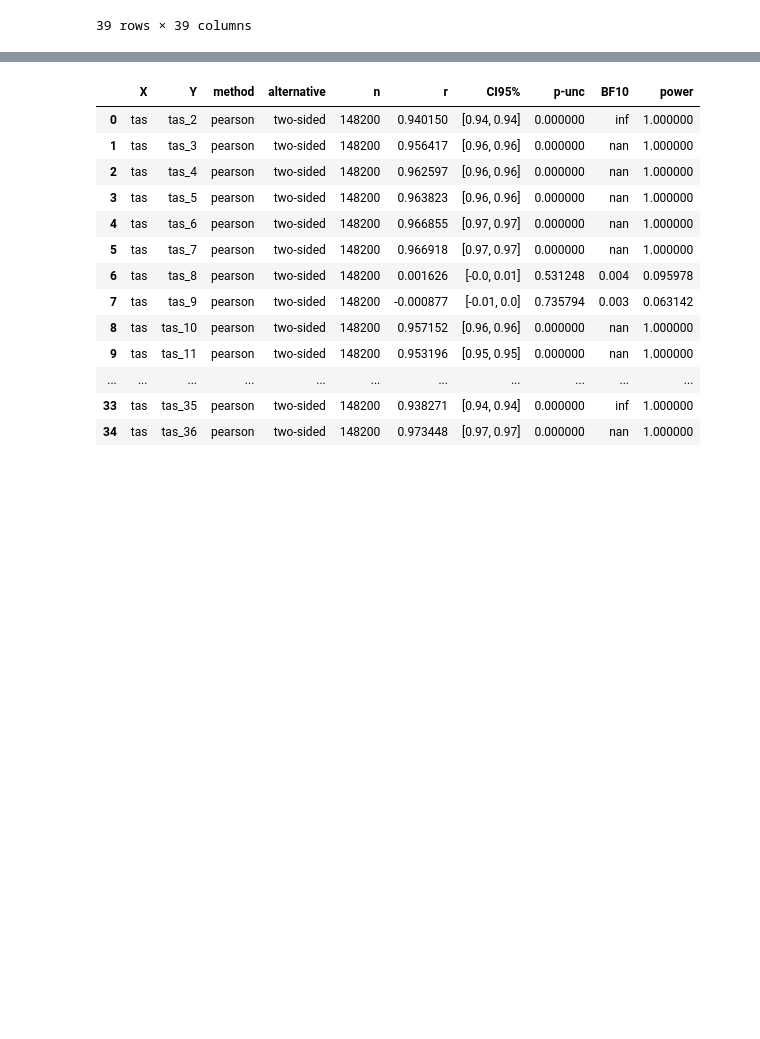
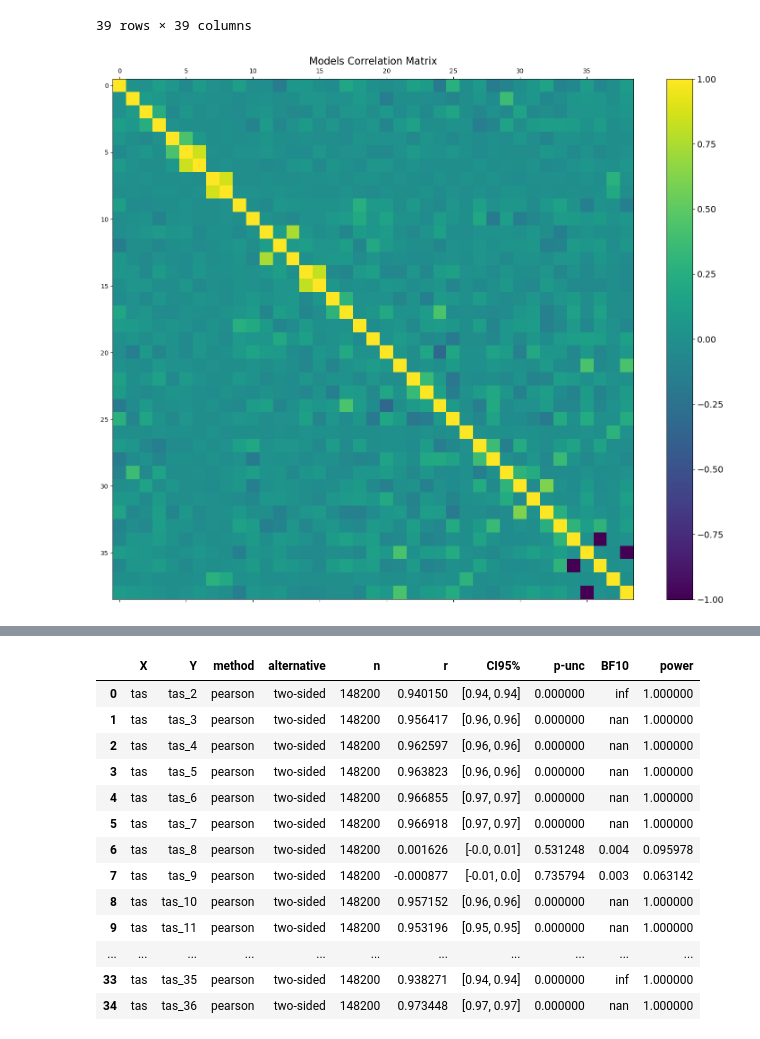
Before and after one commit to opticwiznub/Honours-Thesis, a Jupyter notebook: code/pcorr.ipynb, the cells around one changed output, grey strips where cells are left out. Cells and saved outputs as stored; diff of their text form; code cells hidden in the pictures; blank space fills up the shorter version.

```diff
--- a/code/pcorr.ipynb
+++ b/code/pcorr.ipynb
@@ -64,7 +74,8 @@ df
 | 148199 | 296.729889 | 298.185516 | 299.366486 | 299.296753 | 298.408569 | 298.476410 | 298.392365 | 297.564270 | 297.220520 | 298.330902 | ... | ... |
 148200 rows × 39 columns
 # %%
-pg.pcorr(df)
+pcorr = pg.pcorr(df)
+pcorr
 # %% [output]
 |  | tas | tas_2 | tas_3 | tas_4 | tas_5 | tas_6 | tas_7 | tas_8 | tas_9 | tas_10 | ... | ... |
 | tas | 1.000000 | 0.030663 | 0.009489 | 0.111467 | 0.042165 | -0.053339 | 0.073495 | 0.008960 | -0.007757 | 0.110554 | ... | ... |
@@ -84,6 +95,16 @@ pg.pcorr(df)
 | tas_38 | -0.002232 | -0.004588 | 0.018392 | -0.006988 | -0.001935 | -0.000990 | 0.001322 | 0.273802 | 0.212676 | 0.001862 | ... | ... |
 | tas_39 | 0.105794 | 0.068729 | 0.054272 | 0.022643 | -0.001886 | 0.012519 | 0.047278 | 0.011436 | -0.009243 | -0.138067 | ... | ... |
 39 rows × 39 columns
+# %%
+f = plt.figure(figsize=(19, 15))
+plt.matshow(pcorr, fignum=f.number)
+# plt.xticks(range(corr.select_dtypes(['number']).shape[1]), corr.select_dtypes(['number']).columns, fontsize=14, rotation=45, ha='left')
+# plt.yticks(range(corr.select_dtypes(['number']).shape[1]), corr.select_dtypes(['number']).columns, fontsize=14)
+cb = plt.colorbar()
+cb.ax.tick_params(labelsize=14)
+plt.title('Models Correlation Matrix', fontsize=16);
+# %% [output]
+[figure, added]
 # %%
 df.corr()
 # %% [output]
```
Also changed, not shown: parts of 6 cells of this notebook, 15 other files.
